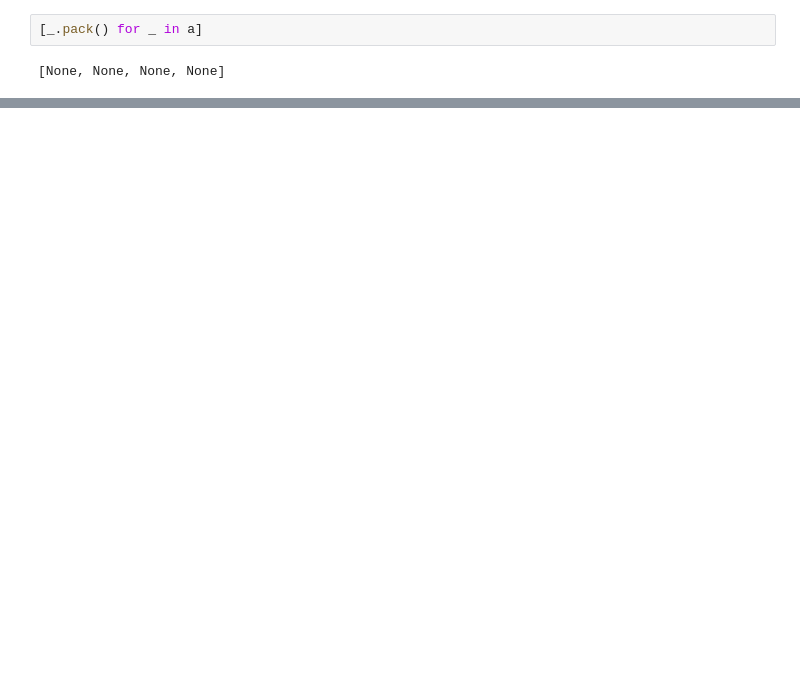
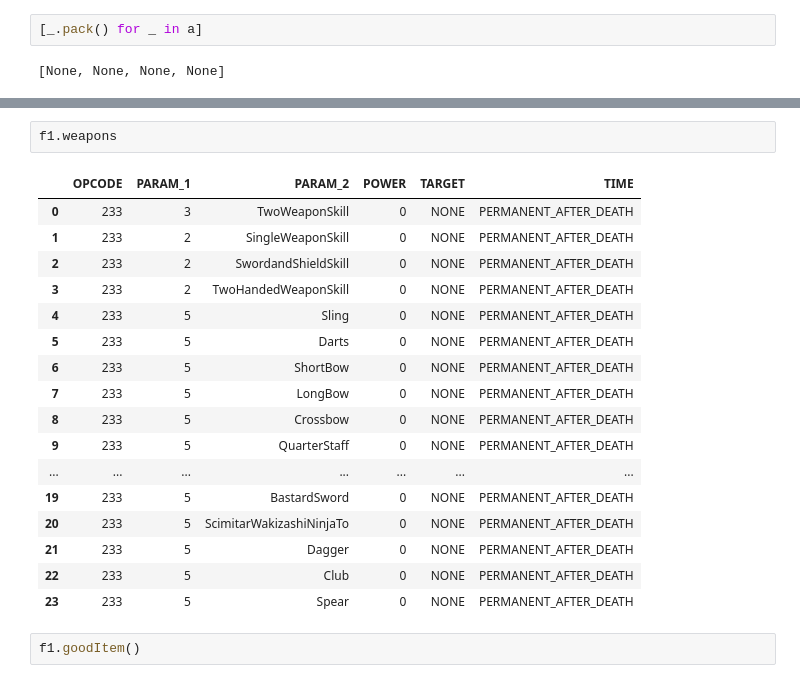
Before and after one commit to yzhcareer/BaldurGate-Save, a Jupyter notebook: CharEditor.ipynb, the cells around one changed output, grey strips where cells are left out. Cells and saved outputs as stored; diff of their text form; blank space fills up the shorter version.

```diff
--- a/CharEditor.ipynb
+++ b/CharEditor.ipynb
@@ -1057,0 +1212,22 @@ a[0].items
+# %%
+f1.weapons
+# %% [output]
+|  | OPCODE | PARAM_1 | PARAM_2 | POWER | TARGET | TIME |
+| 0 | 233 | 3 | TwoWeaponSkill | 0 | NONE | PERMANENT_AFTER_DEATH |
+| 1 | 233 | 2 | SingleWeaponSkill | 0 | NONE | PERMANENT_AFTER_DEATH |
+| 2 | 233 | 2 | SwordandShieldSkill | 0 | NONE | PERMANENT_AFTER_DEATH |
+| 3 | 233 | 2 | TwoHandedWeaponSkill | 0 | NONE | PERMANENT_AFTER_DEATH |
+| 4 | 233 | 5 | Sling | 0 | NONE | PERMANENT_AFTER_DEATH |
+| 5 | 233 | 5 | Darts | 0 | NONE | PERMANENT_AFTER_DEATH |
+| 6 | 233 | 5 | ShortBow | 0 | NONE | PERMANENT_AFTER_DEATH |
+| 7 | 233 | 5 | LongBow | 0 | NONE | PERMANENT_AFTER_DEATH |
+| 8 | 233 | 5 | Crossbow | 0 | NONE | PERMANENT_AFTER_DEATH |
+| 9 | 233 | 5 | QuarterStaff | 0 | NONE | PERMANENT_AFTER_DEATH |
+| ... | ... | ... | ... | ... | ... | ... |
+| 19 | 233 | 5 | BastardSword | 0 | NONE | PERMANENT_AFTER_DEATH |
+| 20 | 233 | 5 | ScimitarWakizashiNinjaTo | 0 | NONE | PERMANENT_AFTER_DEATH |
+| 21 | 233 | 5 | Dagger | 0 | NONE | PERMANENT_AFTER_DEATH |
+| 22 | 233 | 5 | Club | 0 | NONE | PERMANENT_AFTER_DEATH |
+| 23 | 233 | 5 | Spear | 0 | NONE | PERMANENT_AFTER_DEATH |
+# %%
+f1.goodItem()
```
Also changed, not shown: parts of 26 cells of this notebook, 5 other files.
